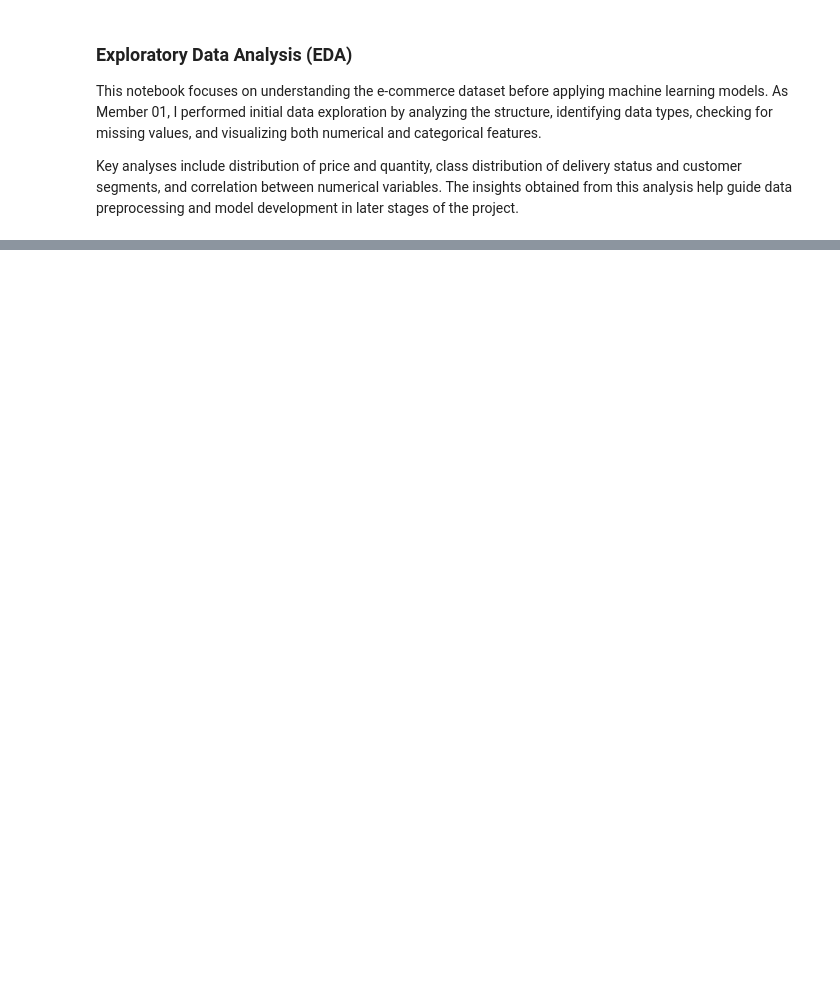
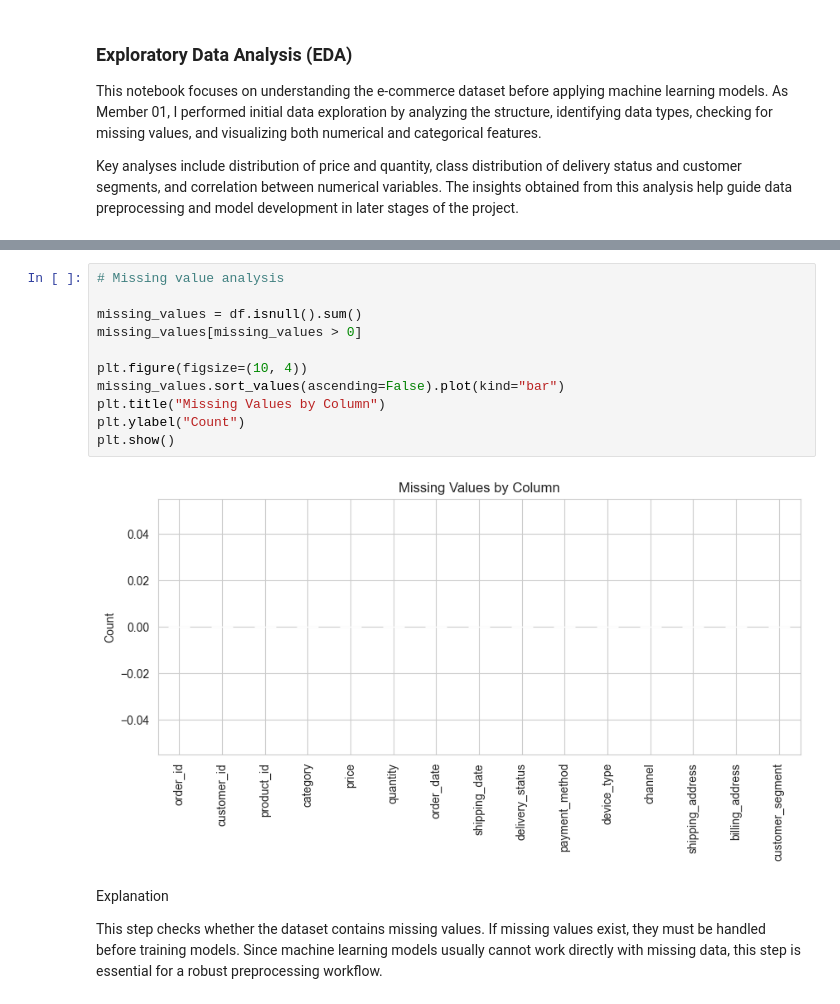
Before and after one commit to jayasanki/ml-ecommerce-project, a Jupyter notebook: notebooks/1_eda_and_preprocessing.ipynb, the cells around one changed output, grey strips where cells are left out. Saved outputs shown, nothing was run; the diff lists cells and outputs as text; blank space fills up the shorter version.

Commit message:
do some updates for EDA and Preprocessing Pipeline

```diff
--- a/notebooks/1_eda_and_preprocessing.ipynb
+++ b/notebooks/1_eda_and_preprocessing.ipynb
@@ -130,0 +73,17 @@ df.to_csv("../data/cleaned_data.csv", index=False)
+# %%
+# Missing value analysis
+
+missing_values = df.isnull().sum()
+missing_values[missing_values > 0]
+
+plt.figure(figsize=(10, 4))
+missing_values.sort_values(ascending=False).plot(kind="bar")
+plt.title("Missing Values by Column")
+plt.ylabel("Count")
+plt.show()
+# %% [output]
+[figure, added]
+# %% [markdown]
+Explanation
+
+This step checks whether the dataset contains missing values. If missing values exist, they must be handled before training models. Since machine learning models usually cannot work directly with missing data, this step is essential for a robust preprocessing workflow.
```
Also changed, not shown: parts of 41 cells of this notebook, 2 other files.
